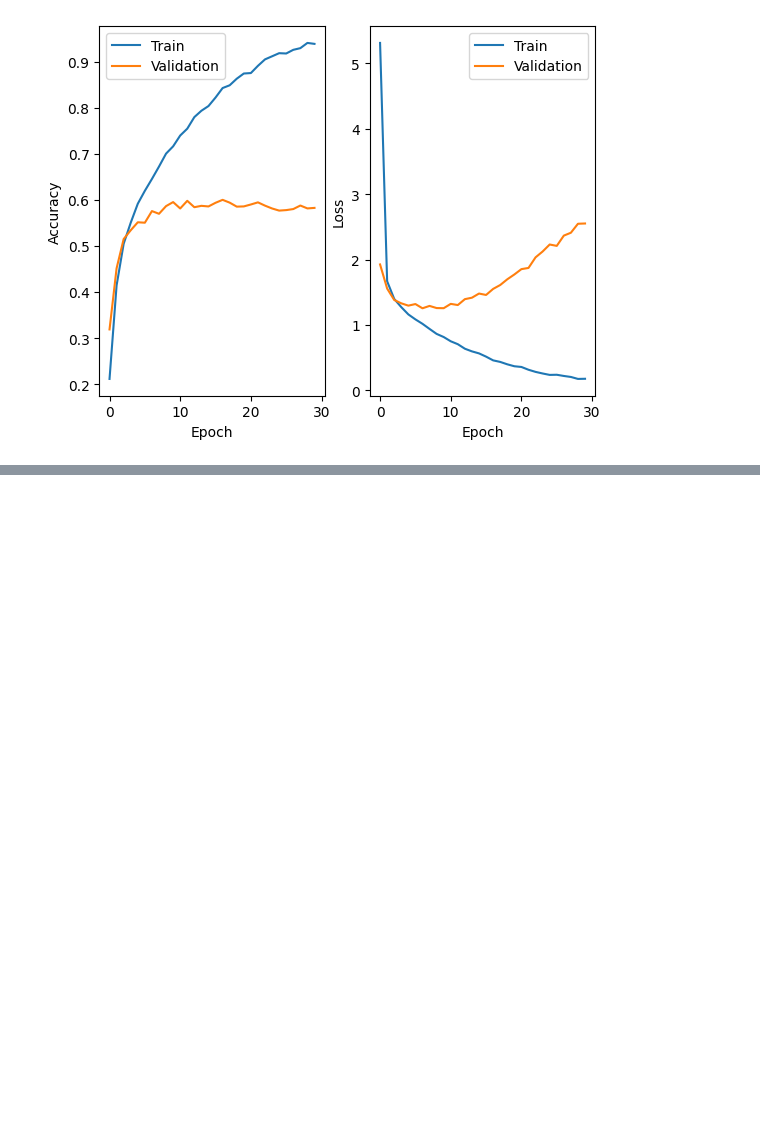
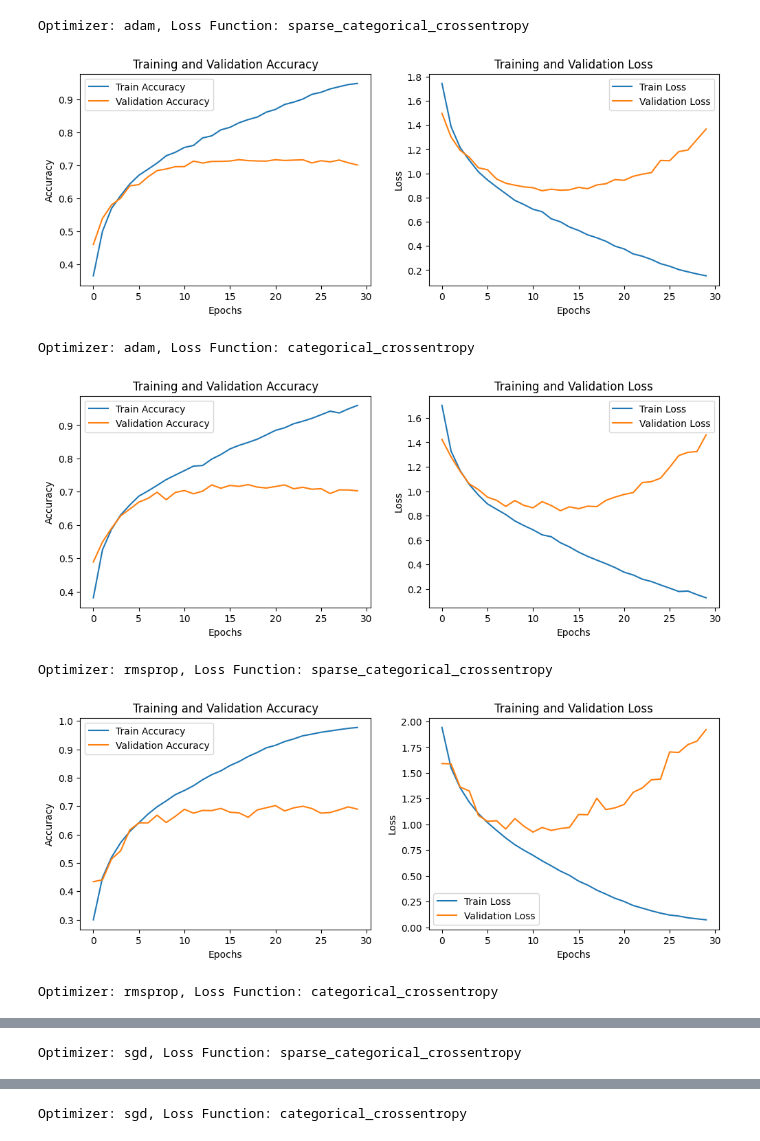
Before and after one commit to Tanbir34872a/CVPR, a Jupyter notebook: Final/CNN_final_aasignment_1.ipynb, the cells around one changed output, grey strips where cells are left out. Drawn from its saved outputs; the diff is of its cells as text; code cells hidden in the pictures; blank space fills up the shorter version.

```diff
--- a/Final/CNN_final_aasignment_1.ipynb
+++ b/Final/CNN_final_aasignment_1.ipynb
@@ -52,15 +62,24 @@ results = {}
 # %%
 for optimizer in optimizers:
     for loss_function in loss_functions:
+        print(f"Optimizer: {optimizer}, Loss Function: {loss_function}")
+
         # Create the model
         model = create_model(optimizer, loss_function)
 
         # Train the model
-        history = model.fit(train_imgs, train_labels, epochs=10, validation_data=(test_imgs, test_labels), verbose=1)
+        if(loss_function == 'sparse_categorical_crossentropy'):
+            history = model.fit(train_imgs, train_labels, epochs=30, validation_split = 0.3, batch_size=256, verbose=1)
+        else:
+            history = model.fit(train_imgs, train_labels_o, epochs=30, validation_split = 0.3, batch_size=256, verbose=1)
 
-        # Evaluate the model on the test set
-        loss, accuracy = model.evaluate(test_imgs, test_labels, verbose=0)
+        print()
 
         # Store the results
-        results[(optimizer, loss_function)] = {'accuracy': accuracy, 'loss': loss}
+        results[(optimizer, loss_function)] = {
+            'train_accuracy': history.history['accuracy'],
+            'train_loss': history.history['loss'],
+            'val_accuracy': history.history['val_accuracy'],
+            'val_loss': history.history['val_loss']
+        }
 # %% [output]
@@ -109,22 +127,34 @@ h = model.fit(x = train_imgs, y= train_labels, epochs=30, validation_split = 0.3
 # %%
-plt.figure()
+for optimizer in optimizers:
+    for loss_function in loss_functions:
+        print(f"Optimizer: {optimizer}, Loss Function: {loss_function}")
 
-plt.subplot(1,2,1)
-plt.plot(h.history['accuracy'])
-plt.plot(h.history['val_accuracy'])
-plt.xlabel('Epoch')
-plt.ylabel('Accuracy')
-plt.legend(['Train','Validation'])
-#plt.axis([0,10,0,1])
+        result = results[(optimizer, loss_function)]
 
-plt.subplot(1,2,2)
-plt.plot(h.history['loss'])
-plt.plot(h.history['val_loss'])
-plt.xlabel('Epoch')
-plt.ylabel('Loss')
-plt.legend(['Train','Validation'])
-#plt.axis([0,10,0,1])
+        plt.figure(figsize=(12, 4))
+        plt.subplot(1, 2, 1)
+        plt.plot(result['train_accuracy'], label='Train Accuracy')
+        plt.plot(result['val_accuracy'], label='Validation Accuracy')
+        plt.title('Training and Validation Accuracy')
+        plt.xlabel('Epochs')
+        plt.ylabel('Accuracy')
+        plt.legend()
 
-plt.show()
+        plt.subplot(1, 2, 2)
+        plt.plot(result['train_loss'], label='Train Loss')
+        plt.plot(result['val_loss'], label='Validation Loss')
+        plt.title('Training and Validation Loss')
+        plt.xlabel('Epochs')
+        plt.ylabel('Loss')
+        plt.legend()
+
+        # Show the plots
+        plt.show()
 # %% [output]
+Optimizer: adam, Loss Function: sparse_categorical_crossentropy
-[figure, old version]
+[figure, new version]
+Optimizer: adam, Loss Function: categorical_crossentropy
+[figure, added]
+Optimizer: rmsprop, Loss Function: sparse_categorical_crossentropy
+[figure, added]
+Optimizer: rmsprop, Loss Function: categorical_crossentropy
@@ -130,0 +162 @@ plt.show()
+Optimizer: sgd, Loss Function: sparse_categorical_crossentropy
@@ -130,0 +164 @@ plt.show()
+Optimizer: sgd, Loss Function: categorical_crossentropy
```
Also changed, not shown: parts of 11 cells of this notebook.
